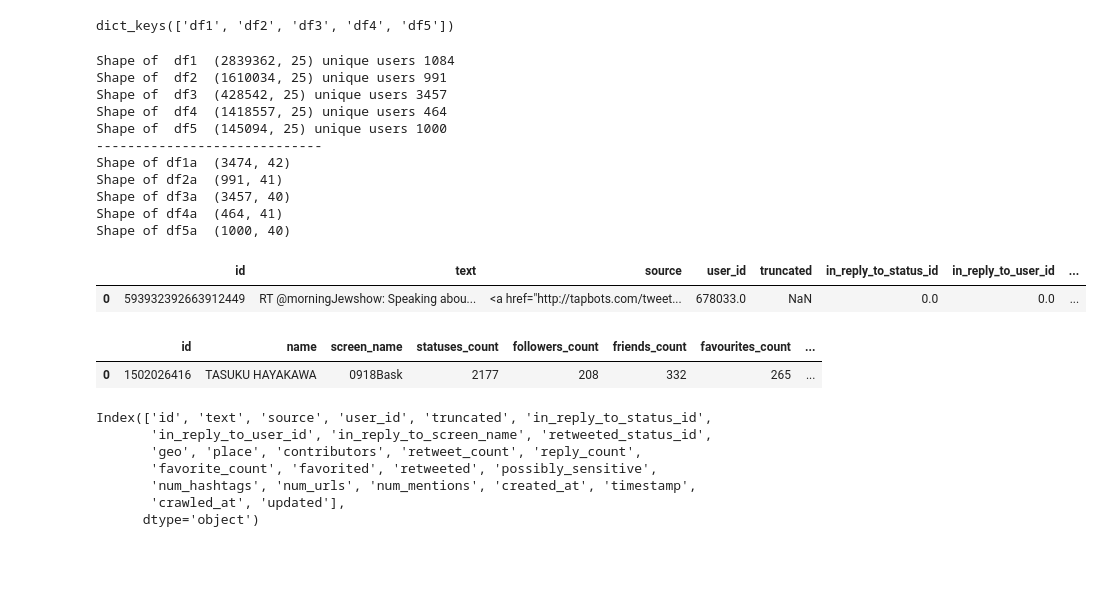
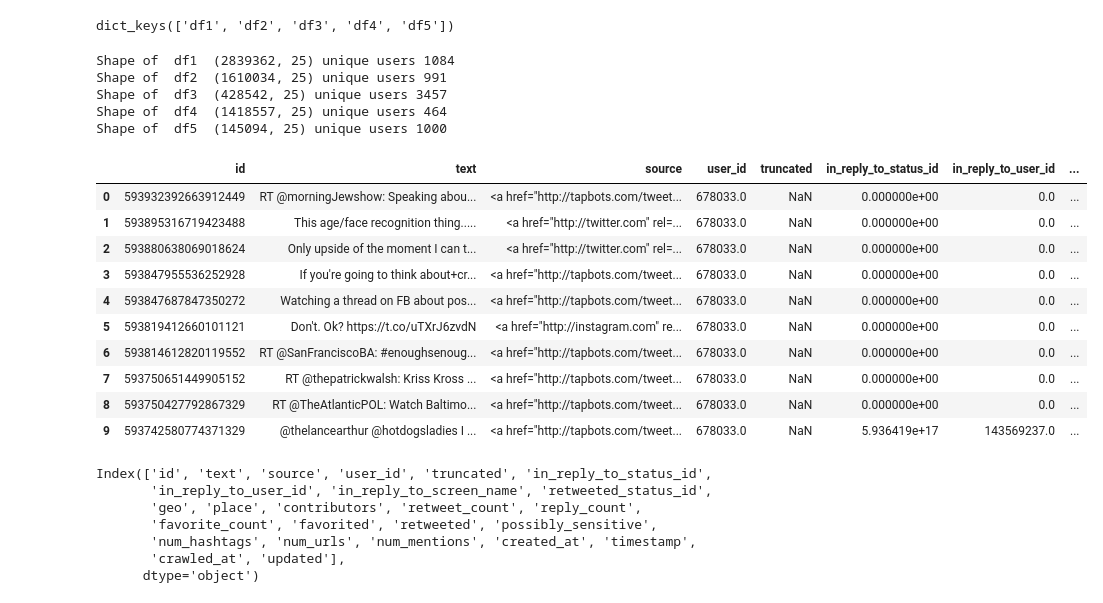
Before and after one commit to rogerioluizsi/FeaturesEngineering_Twitter, a Jupyter notebook: StoryTelling.ipynb, the cells around one changed output. Drawn from its saved outputs; the diff is of its cells as text; code cells hidden in the pictures; blank space fills up the shorter version.

```diff
--- a/StoryTelling.ipynb
+++ b/StoryTelling.ipynb
@@ -42,31 +42,26 @@ dict_keys(['df1', 'df2', 'df3', 'df4', 'df5'])
 # %%
 for x in d.keys():
       print("Shape of  "+x+" ", d[x].shape, "unique users", d[x].drop_duplicates('user_id').shape[0])
-print("-----------------------------")
-for x in da.keys():
-      print("Shape of "+x+" ", da[x].shape, )
 # %% [output]
 Shape of  df1  (2839362, 25) unique users 1084
 Shape of  df2  (1610034, 25) unique users 991
 Shape of  df3  (428542, 25) unique users 3457
 Shape of  df4  (1418557, 25) unique users 464
 Shape of  df5  (145094, 25) unique users 1000
------------------------------
-Shape of df1a  (3474, 42)
-Shape of df2a  (991, 41)
-Shape of df3a  (3457, 40)
-Shape of df4a  (464, 41)
-Shape of df5a  (1000, 40)
 # %%
-data1.head(1)
+data1.head(10)
 # %% [output]
 |  | id | text | source | user_id | truncated | in_reply_to_status_id | in_reply_to_user_id | ... |
-| 0 | 593932392663912449 | RT @morningJewshow: Speaking abou... | <a href="http://tapbots.com/tweet... | 678033.0 | NaN | 0.0 | 0.0 | ... |
+| 0 | 593932392663912449 | RT @morningJewshow: Speaking abou... | <a href="http://tapbots.com/tweet... | 678033.0 | NaN | 0.000000e+00 | 0.0 | ... |
+| 1 | 593895316719423488 | This age/face recognition thing..... | <a href="http://twitter.com" rel=... | 678033.0 | NaN | 0.000000e+00 | 0.0 | ... |
+| 2 | 593880638069018624 | Only upside of the moment I can t... | <a href="http://twitter.com" rel=... | 678033.0 | NaN | 0.000000e+00 | 0.0 | ... |
+| 3 | 593847955536252928 | If you're going to think about+cr... | <a href="http://tapbots.com/tweet... | 678033.0 | NaN | 0.000000e+00 | 0.0 | ... |
+| 4 | 593847687847350272 | Watching a thread on FB about pos... | <a href="http://tapbots.com/tweet... | 678033.0 | NaN | 0.000000e+00 | 0.0 | ... |
+| 5 | 593819412660101121 | Don't. Ok? https://t.co/uTXrJ6zvdN | <a href="http://instagram.com" re... | 678033.0 | NaN | 0.000000e+00 | 0.0 | ... |
+| 6 | 593814612820119552 | RT @SanFranciscoBA: #enoughsenoug... | <a href="http://tapbots.com/tweet... | 678033.0 | NaN | 0.000000e+00 | 0.0 | ... |
+| 7 | 593750651449905152 | RT @thepatrickwalsh: Kriss Kross ... | <a href="http://tapbots.com/tweet... | 678033.0 | NaN | 0.000000e+00 | 0.0 | ... |
+| 8 | 593750427792867329 | RT @TheAtlanticPOL: Watch Baltimo... | <a href="http://tapbots.com/tweet... | 678033.0 | NaN | 0.000000e+00 | 0.0 | ... |
+| 9 | 593742580774371329 | @thelancearthur @hotdogsladies I ... | <a href="http://tapbots.com/tweet... | 678033.0 | NaN | 5.936419e+17 | 143569237.0 | ... |
-# %%
-data1a.head(1)
-# %% [output]
-|  | id | name | screen_name | statuses_count | followers_count | friends_count | favourites_count | ... |
-| 0 | 1502026416 | TASUKU HAYAKAWA | 0918Bask | 2177 | 208 | 332 | 265 | ... |
 # %%
 data1.columns
 # %% [output]
```
Also changed, not shown: parts of 56 cells of this notebook.
